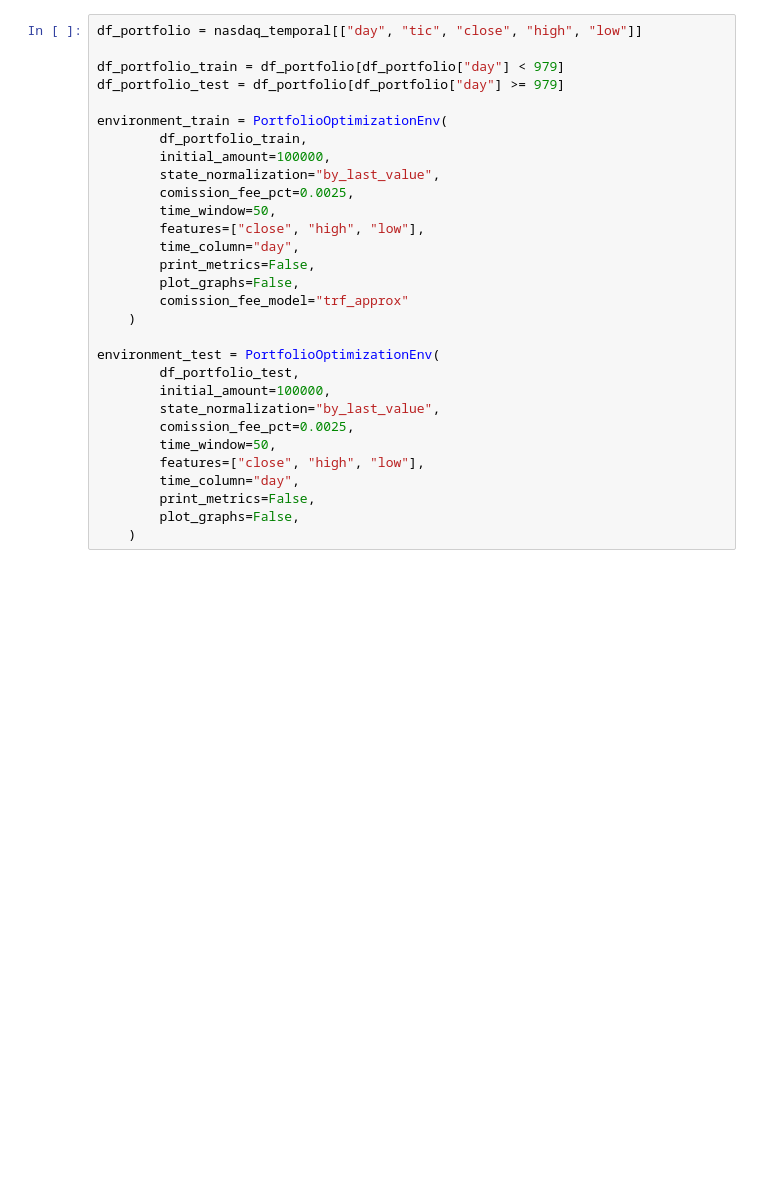
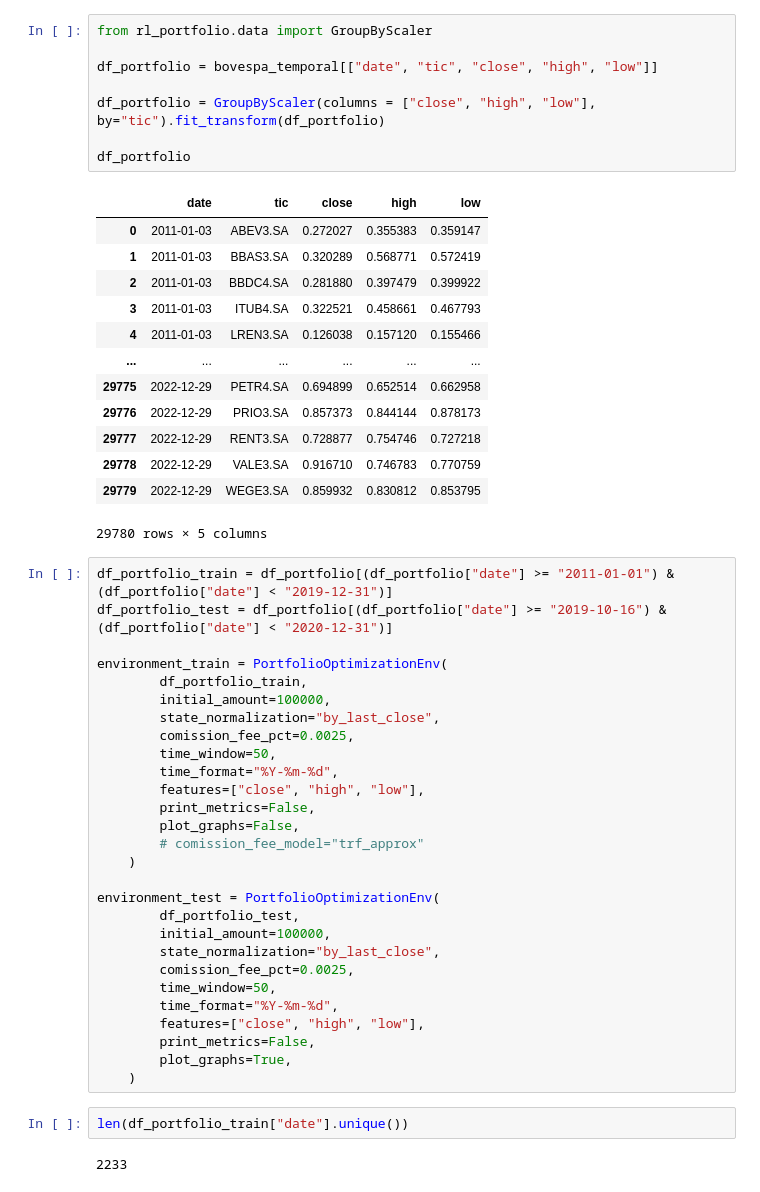
Before and after one commit to CaioSBC/RLPortfolio, a Jupyter notebook: examples/BR_stocks.ipynb, the cells around one changed output. Saved outputs shown, nothing was run; the diff lists cells and outputs as text; blank space fills up the shorter version.

```diff
--- a/examples/BR_stocks.ipynb
+++ b/examples/BR_stocks.ipynb
@@ -31,31 +56,55 @@ nasdaq_temporal
+# %%
+from rl_portfolio.data import GroupByScaler
+
+df_portfolio = bovespa_temporal[["date", "tic", "close", "high", "low"]]
+
+df_portfolio = GroupByScaler(columns = ["close", "high", "low"], by="tic").fit_transform(df_portfolio)
+
+df_portfolio
+# %% [output]
+|  | date | tic | close | high | low |
+| 0 | 2011-01-03 | ABEV3.SA | 0.272027 | 0.355383 | 0.359147 |
+| 1 | 2011-01-03 | BBAS3.SA | 0.320289 | 0.568771 | 0.572419 |
+| 2 | 2011-01-03 | BBDC4.SA | 0.281880 | 0.397479 | 0.399922 |
+| 3 | 2011-01-03 | ITUB4.SA | 0.322521 | 0.458661 | 0.467793 |
+| 4 | 2011-01-03 | LREN3.SA | 0.126038 | 0.157120 | 0.155466 |
+| ... | ... | ... | ... | ... | ... |
+| 29775 | 2022-12-29 | PETR4.SA | 0.694899 | 0.652514 | 0.662958 |
+| 29776 | 2022-12-29 | PRIO3.SA | 0.857373 | 0.844144 | 0.878173 |
+| 29777 | 2022-12-29 | RENT3.SA | 0.728877 | 0.754746 | 0.727218 |
+| 29778 | 2022-12-29 | VALE3.SA | 0.916710 | 0.746783 | 0.770759 |
+| 29779 | 2022-12-29 | WEGE3.SA | 0.859932 | 0.830812 | 0.853795 |
+29780 rows × 5 columns
 # %%
-df_portfolio = nasdaq_temporal[["day", "tic", "close", "high", "low"]]
-
-df_portfolio_train = df_portfolio[df_portfolio["day"] < 979]
-df_portfolio_test = df_portfolio[df_portfolio["day"] >= 979]
+df_portfolio_train = df_portfolio[(df_portfolio["date"] >= "2011-01-01") & (df_portfolio["date"] < "2019-12-31")]
+df_portfolio_test = df_portfolio[(df_portfolio["date"] >= "2019-10-16") & (df_portfolio["date"] < "2020-12-31")]
 
 environment_train = PortfolioOptimizationEnv(
         df_portfolio_train,
         initial_amount=100000,
-        state_normalization="by_last_value",
+        state_normalization="by_last_close",
         comission_fee_pct=0.0025,
         time_window=50,
+        time_format="%Y-%m-%d",
         features=["close", "high", "low"],
-        time_column="day",
         print_metrics=False,
         plot_graphs=False,
-        comission_fee_model="trf_approx"
+        # comission_fee_model="trf_approx"
     )
 
 environment_test = PortfolioOptimizationEnv(
         df_portfolio_test,
         initial_amount=100000,
-        state_normalization="by_last_value",
+        state_normalization="by_last_close",
         comission_fee_pct=0.0025,
         time_window=50,
+        time_format="%Y-%m-%d",
         features=["close", "high", "low"],
-        time_column="day",
         print_metrics=False,
-        plot_graphs=False,
+        plot_graphs=True,
     )
+# %%
+len(df_portfolio_train["date"].unique())
+# %% [output]
+2233
 # %%
```
Also changed, not shown: parts of 16 cells of this notebook, 4 other files.
